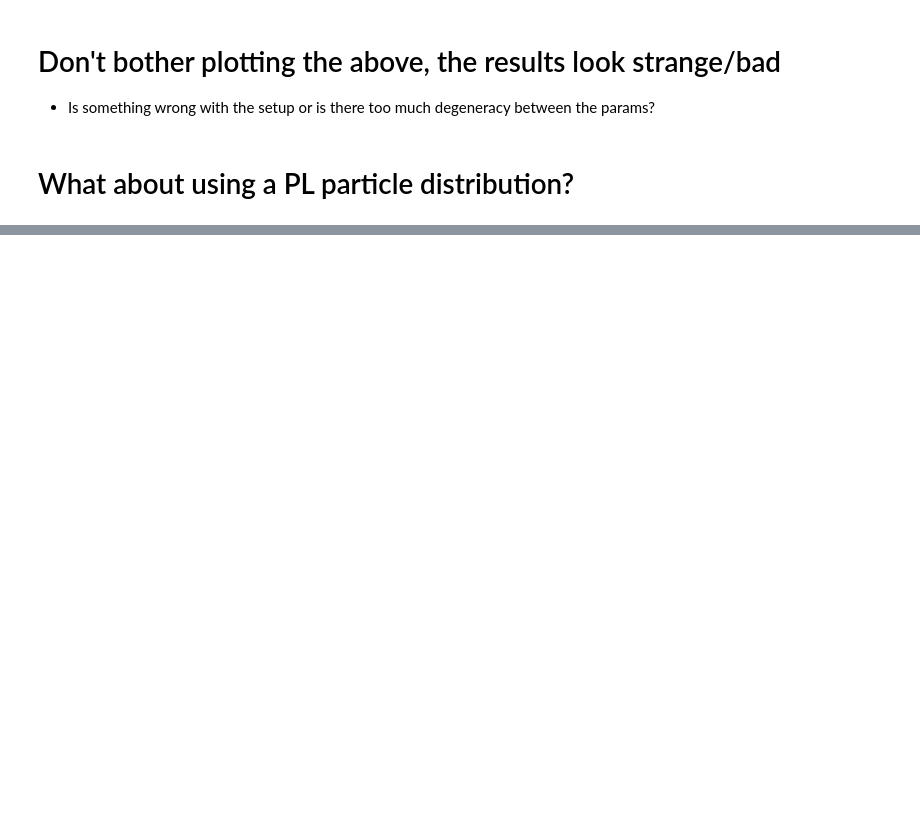
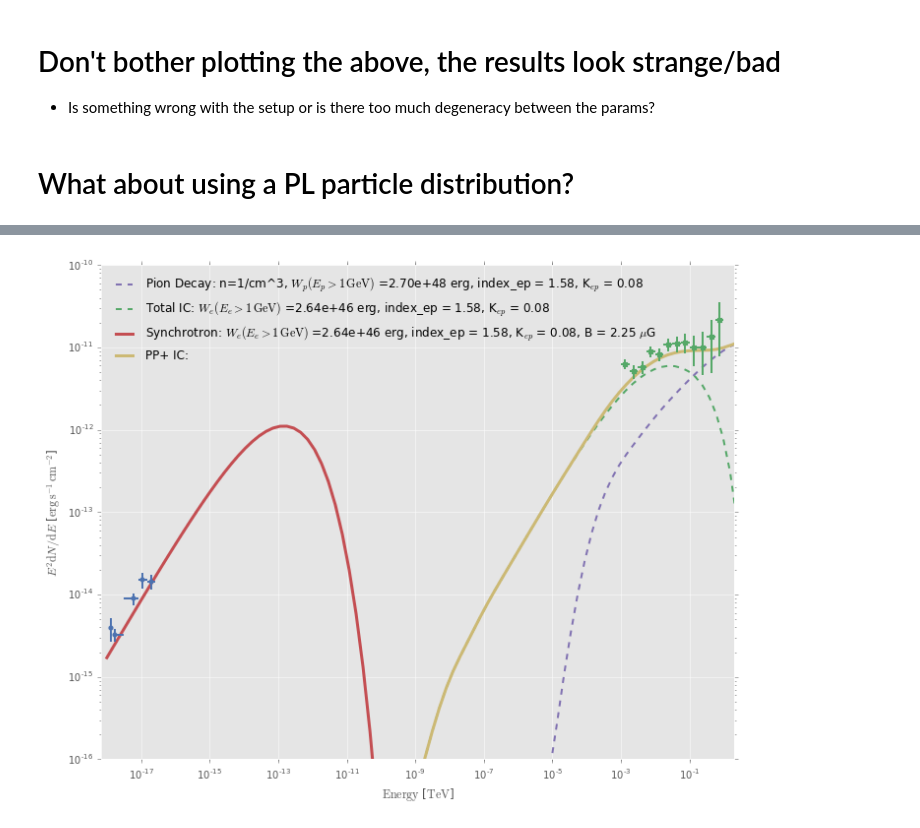
Before and after one commit to bbw7561135/ipynbs, a Jupyter notebook: naima_G150_tests.ipynb, the cells around one changed output, grey strips where cells are left out. Drawn from its saved outputs; the diff is of its cells as text; code cells hidden in the pictures; blank space fills up the shorter version.

```diff
--- a/namia_G150_tests.ipynb
+++ b/naima_G150_tests.ipynb
@@ -873,7 +1009,7 @@ elif len(p0) ==6:
     labels = ['log10(norm_IC)', 'log10(norm_PP)', 'index_IC', 'index_PP', 'log10(cutoff_IC)','log10(cutoff_PP)']
 
 ## Run sampler
-sampler, pos = naima.run_sampler(data_table=G150_data,
+sampler, pos = naima.run_sampler(data_table=G150Radio,
                                  p0=p0,
                                  labels=labels,
                                  model=IC_PP_Mod,
@@ -966,0 +1271,4 @@ INFO:astropy:Plotting chain of parameter log10(norm_IC)...
+# %%
+#Read in data, see what it looks like
+g150Res_ICsync_PP = ascii.read('G150_ICsync_PP_wRadio_results.ecsv')
+g150Res_ICsync_PP
@@ -966,0 +1311,69 @@ INFO:astropy:Plotting chain of parameter log10(norm_IC)...
+# %%
+#Plot data + model
+# * what should e_unit be? Try GeV, even though I used eV above
+# * I need to figure out which param is which in the res file
+# * What energy range to plot over?
+# * do I not need to put emin/emax in IC?
+# * add Kep
+# * why is the amp / tev?
+energy = np.logspace(-18, 2, 100) * u.TeV
+fig = plt.figure(figsize = [10,8])
+
+figure = naima.plot_data([G150Radio,G150_data],figure = fig, e_unit=u.TeV)
+ax = figure.axes[0]
+
+###First PP
+Kep = g150Res_ICsync_PP['median'][0]
+amp_PP = g150Res_ICsync_PP['median'][2] / u.TeV
+alpha = alpha = g150Res_ICsync_PP['median'][3]
+e_cutoff_PP = g150Res_ICsync_PP['median'][8] * u.TeV
+Wp = g150Res_ICsync_PP['median'][9]
+
+ECPL_PP = ExponentialCutoffPowerLaw(amp_PP, 10. * u.TeV, alpha, e_cutoff_PP)
+
+nh = 1*u.cm**-3
+PP = PionDecay(ECPL_PP, nh=nh)
+
+#Plot the computed model emission
+ax.loglog(energy, PP.sed(energy, 0.38 * u.kpc),
+          lw=2, ls = '--',c=naima.plot.color_cycle[3], label='Pion Decay: n=1/cm^3, $W_p (E_p>1\, \mathrm{GeV})$ =%0.2e erg, index_ep = %0.2f, K$_{ep}$ = %0.2f' %(Wp,alpha,Kep))
+
+###Now IC
+amp_ICsync = Kep*amp_PP #10**g150Res_ICsync_PP['median'][5] / u.TeV *
+e_cutoff_ICsync = g150Res_ICsync_PP['median'][6] * u.TeV
+We = g150Res_ICsync_PP['median'][10]
+B = g150Res_ICsync_PP['median'][4]*u.uG
+
+
+ECPL_ICsync = ExponentialCutoffPowerLaw(amp_ICsync, 10. * u.TeV, alpha, e_cutoff_ICsync)
+
+IC = InverseCompton(ECPL_ICsync,
+                    seed_photon_fields=['CMB','FIR','NIR'],
+                    Eemax=50 * u.PeV, Eemin=1 * u.GeV)
+
+###And Sync
+Sync = Synchrotron(ECPL_ICsync,
+                    B = B,)
+# Plot the computed IC and Sync model emissions
+ax.loglog(energy, IC.sed(energy, 0.38 * u.kpc),
+          lw=2, ls = '--',c=naima.plot.color_cycle[1], label='Total IC: $W_e (E_e>1\, \mathrm{GeV})$ =%0.2e erg, index_ep = %0.2f, K$_{ep}$ = %0.2f' %(We,alpha,Kep))
+
+ax.loglog(energy, Sync.sed(energy, 0.38 * u.kpc),
+          lw=3, c=naima.plot.color_cycle[2], label='Synchrotron: $W_e (E_e>1\, \mathrm{GeV})$ =%0.2e erg, index_ep = %0.2f, K$_{ep}$ = %0.2f, B = %0.2f $\mathrm{\mu}$G' %(We,alpha,Kep,B.value))
+
+###IC + PP
+#can I just sum them?
+ax.loglog(energy, IC.sed(energy, 0.38 * u.kpc)+PP.sed(energy, 0.38 * u.kpc),
+          lw=3,c=naima.plot.color_cycle[4], label='PP+ IC:')
+
+# for i, seed, ls in zip(range(4), ['CMB', 'FIR', 'NIR'], ['--', '-.', ':']):
+#     ax.loglog(energy, IC.sed(energy, 2 * u.kpc, seed=seed),
+#               lw=2, c=naima.plot.color_cycle[i + 1], label=seed, ls=ls)
+
+ax.set_ylim(1e-16, 1e-10)
+ax.set_xlim(7e-19,2)
+ax.legend(loc='best', frameon=False)
+figure.tight_layout()
+#figure.savefig('G150_PP_SED.png')
+# %% [output]
+[figure, added]
```
Also changed, not shown: parts of 26 cells of this notebook.
